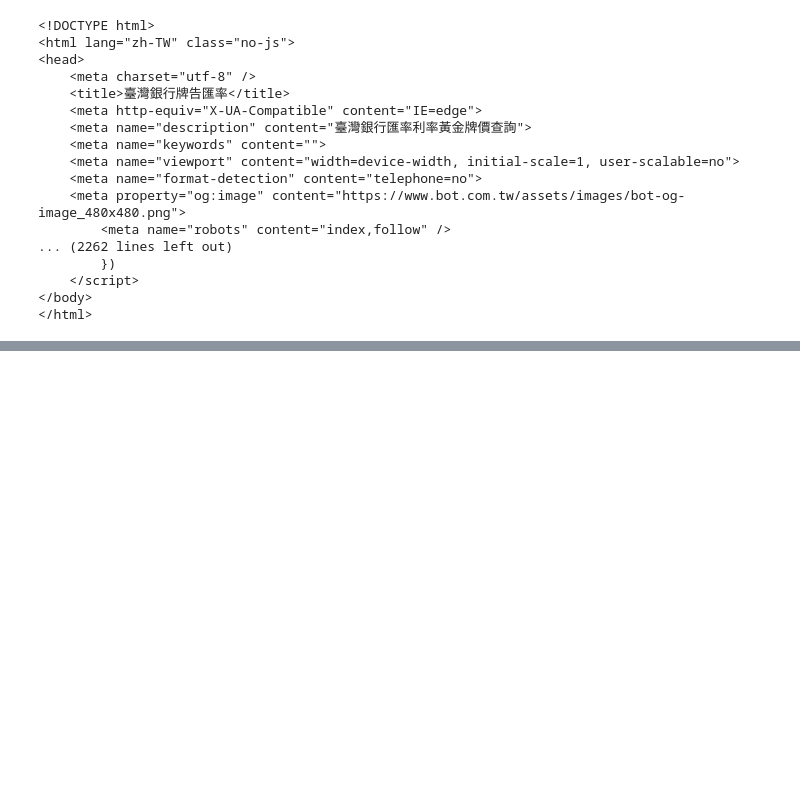
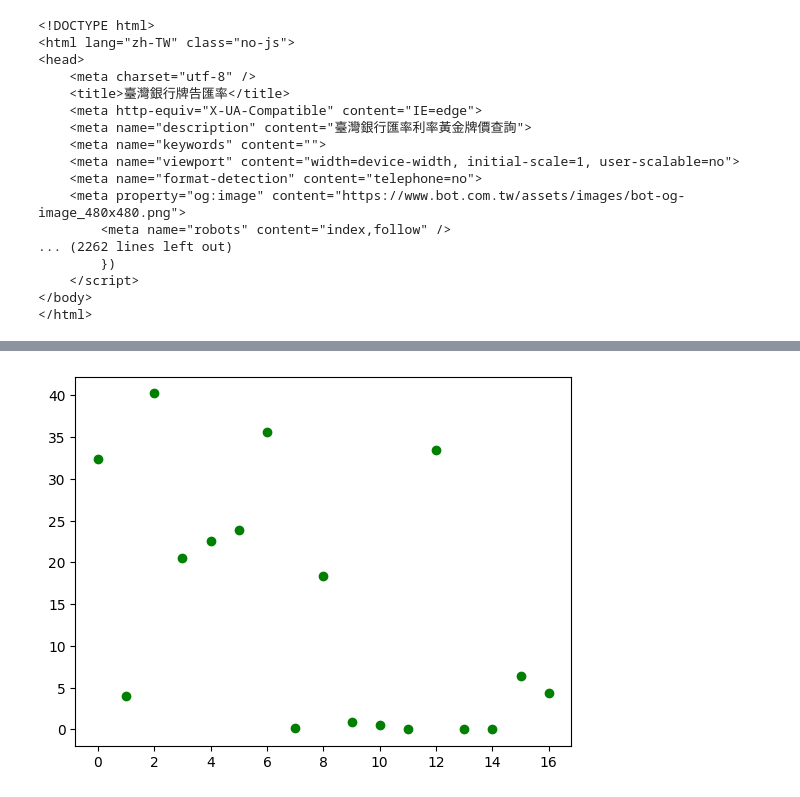
Before and after one commit to Nigmaa/python_analysis, a Jupyter notebook: lesson6.ipynb, the cells around one changed output, grey strips where cells are left out. Drawn from its saved outputs; the diff is of its cells as text; code cells hidden in the pictures; blank space fills up the shorter version.

```diff
--- a/lesson6.ipynb
+++ b/lesson6.ipynb
@@ -168,4 +147,12 @@ def filter_func(item):
     else:
         return True
 
-list(filter(filter_func,currency_list))
+filtered_currency_list = list(filter(filter_func,currency_list))
+
+
+def change_func(n):
+    n["現金買入"] = float(n["現金買入"])
+    n["現金賣出"] = float(n["現金賣出"])
+    return n
+
+clear_list = list(map(change_func,filtered_currency_list))
@@ -190,4 +159,6 @@ list(filter(filter_func,currency_list))
 # %%
 import pandas as pd
-df = pd.DataFrame(currency_list)
-print(df)
+df = pd.DataFrame(clear_list)
+
+#降冪排序
+df.sort_values(by='現金買入',ascending=False)
@@ -193,0 +184,14 @@ print(df)
+# %%
+import matplotlib.pyplot as plt
+# 1.製作figure(畫布)
+fig = plt.figure()
+#add_subplot實體方法用於在Figure對象中添加一個子圖（subplot），
+# 第一個參數表示將Figure分成幾行，第二個參數表示將Figure分成幾列。
+#第三個參數表示要在畫布上畫幾張圖
+ax_1 = fig.add_subplot(1, 1, 1)
+#用plot實體方法畫圖，裡面放的參數就是你的資料
+ax_1.plot(df['現金買入'],'go')
+#顯示圖表
+plt.show()
+# %% [output]
+[figure, added]
```
Also changed, not shown: parts of 3 cells of this notebook.
